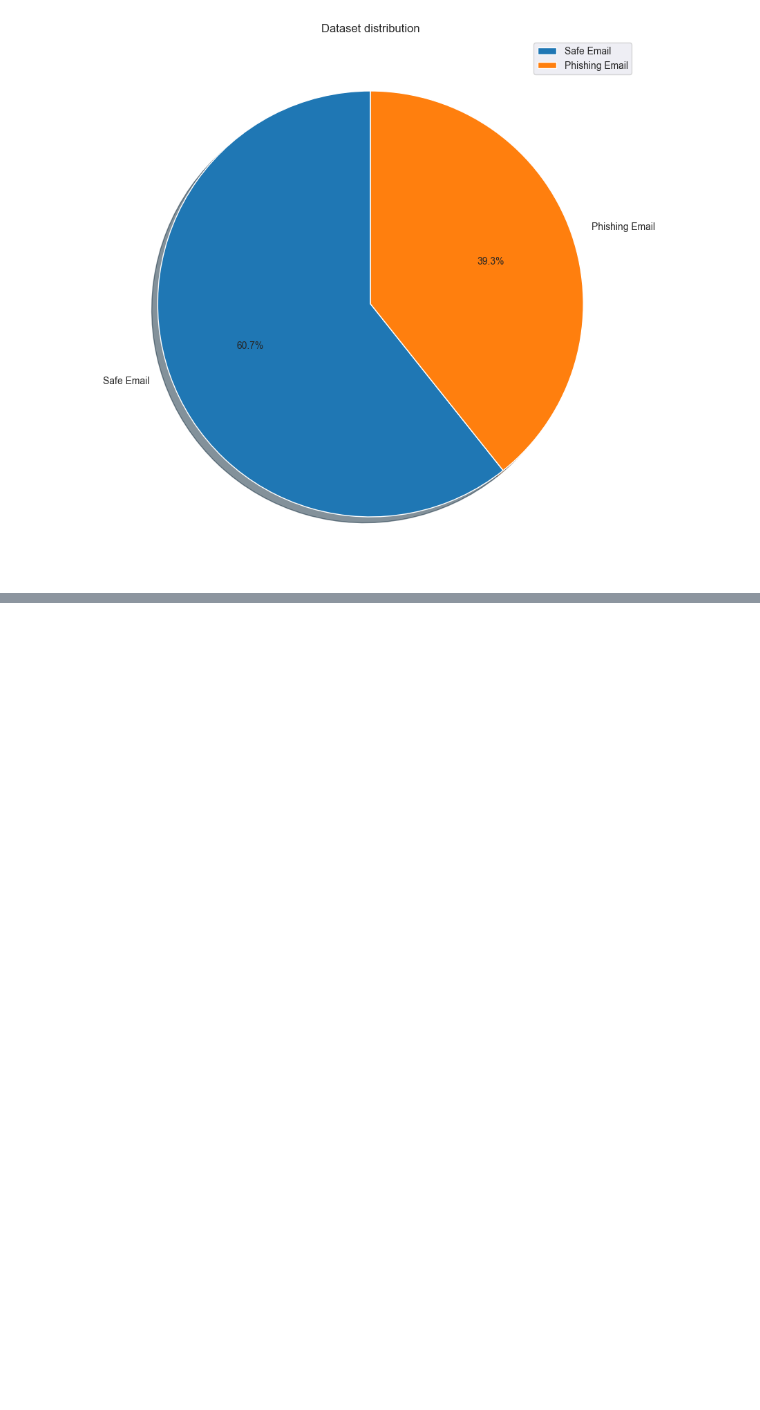
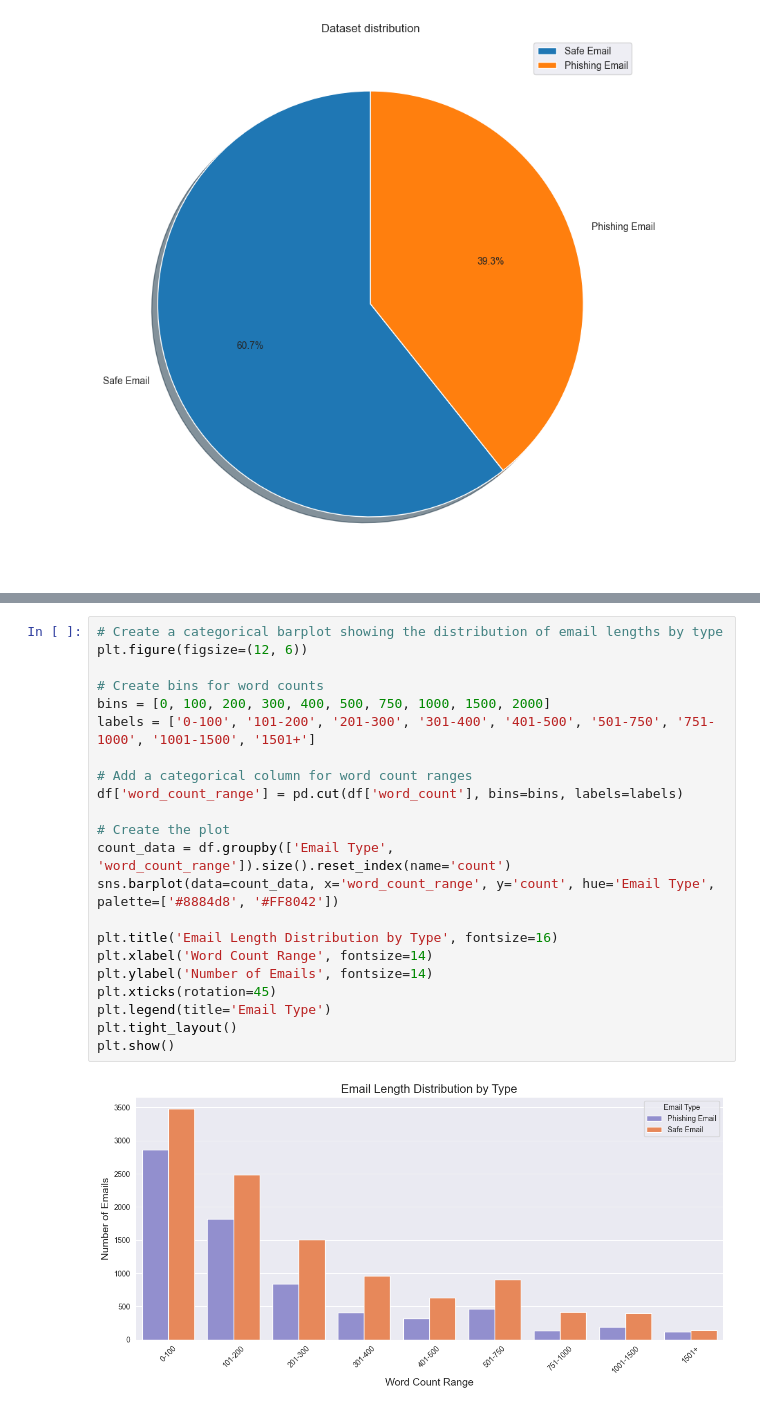
Before and after one commit to moanv2/phishing_repo_thesis, a Jupyter notebook: Data_exploration/data_exploration.ipynb, the cells around one changed output, grey strips where cells are left out. Drawn from its saved outputs; the diff is of its cells as text; blank space fills up the shorter version.

Commit message:
Added data exploration techniques v1

```diff
--- a/Data_exploration/data_exploration.ipynb
+++ b/Data_exploration/data_exploration.ipynb
@@ -82,0 +95,24 @@ Name: Email Type, dtype: int64
+# %%
+# Create a categorical barplot showing the distribution of email lengths by type
+plt.figure(figsize=(12, 6))
+
+# Create bins for word counts
+bins = [0, 100, 200, 300, 400, 500, 750, 1000, 1500, 2000]
+labels = ['0-100', '101-200', '201-300', '301-400', '401-500', '501-750', '751-1000', '1001-1500', '1501+']
+
+# Add a categorical column for word count ranges
+df['word_count_range'] = pd.cut(df['word_count'], bins=bins, labels=labels)
+
+# Create the plot
+count_data = df.groupby(['Email Type', 'word_count_range']).size().reset_index(name='count')
+sns.barplot(data=count_data, x='word_count_range', y='count', hue='Email Type', palette=['#8884d8', '#FF8042'])
+
+plt.title('Email Length Distribution by Type', fontsize=16)
+plt.xlabel('Word Count Range', fontsize=14)
+plt.ylabel('Number of Emails', fontsize=14)
+plt.xticks(rotation=45)
+plt.legend(title='Email Type')
+plt.tight_layout()
+plt.show()
+# %% [output]
+[figure, added]
```
Also changed, not shown: parts of 4 cells of this notebook.
